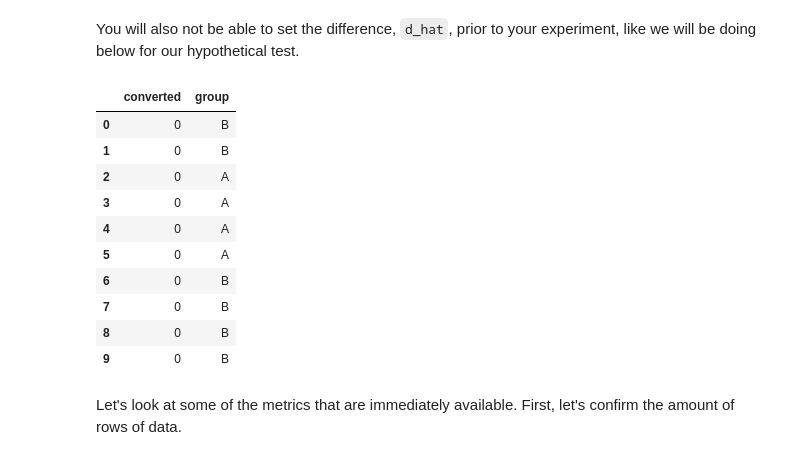
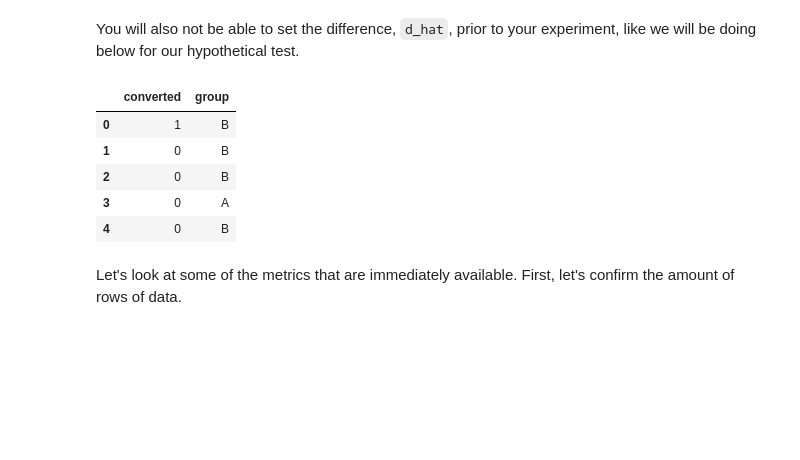
Before and after one commit to mnguyenngo/ab-framework, a Jupyter notebook: notebooks/Walkthrough.ipynb, the cells around one changed output. Cells and saved outputs as stored; diff of their text form; code cells hidden in the pictures; blank space fills up the shorter version.

```diff
--- a/notebooks/Walkthrough.ipynb
+++ b/notebooks/Walkthrough.ipynb
@@ -64,19 +64,14 @@ d_hat = 0.02
 # %%
 ab_data = generate_data(N_A, N_B, bcr, d_hat)
 # %%
-ab_data.head(10)
+ab_data.head(5)
 # %% [output]
 |  | converted | group |
-| 0 | 0 | B |
+| 0 | 1 | B |
 | 1 | 0 | B |
-| 2 | 0 | A |
+| 2 | 0 | B |
 | 3 | 0 | A |
-| 4 | 0 | A |
-| 5 | 0 | A |
-| 6 | 0 | B |
-| 7 | 0 | B |
-| 8 | 0 | B |
-| 9 | 0 | B |
+| 4 | 0 | B |
 # %% [markdown]
 Let's look at some of the metrics that are immediately available. First, let's confirm the amount of rows of data.
 # %%
```
Also changed, not shown: parts of 16 cells of this notebook.
